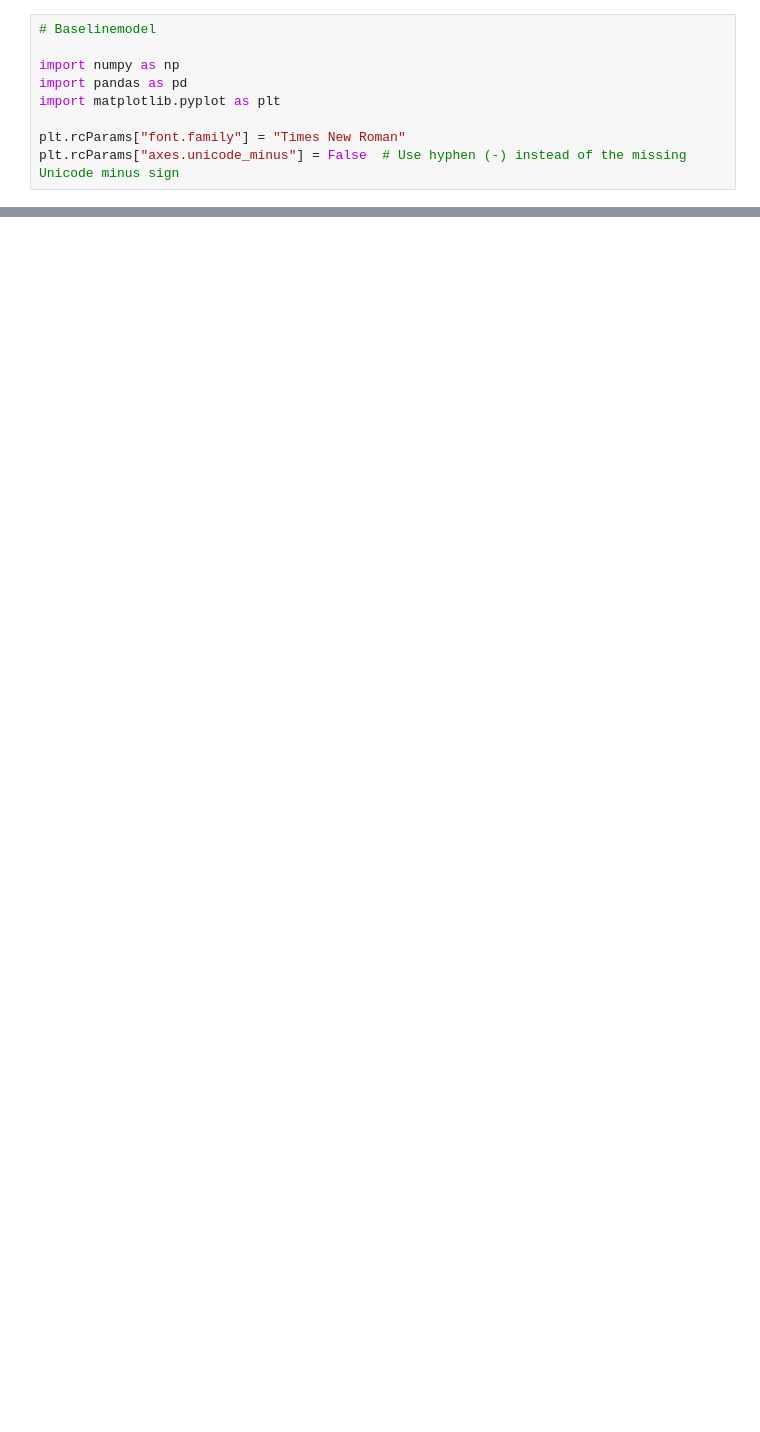
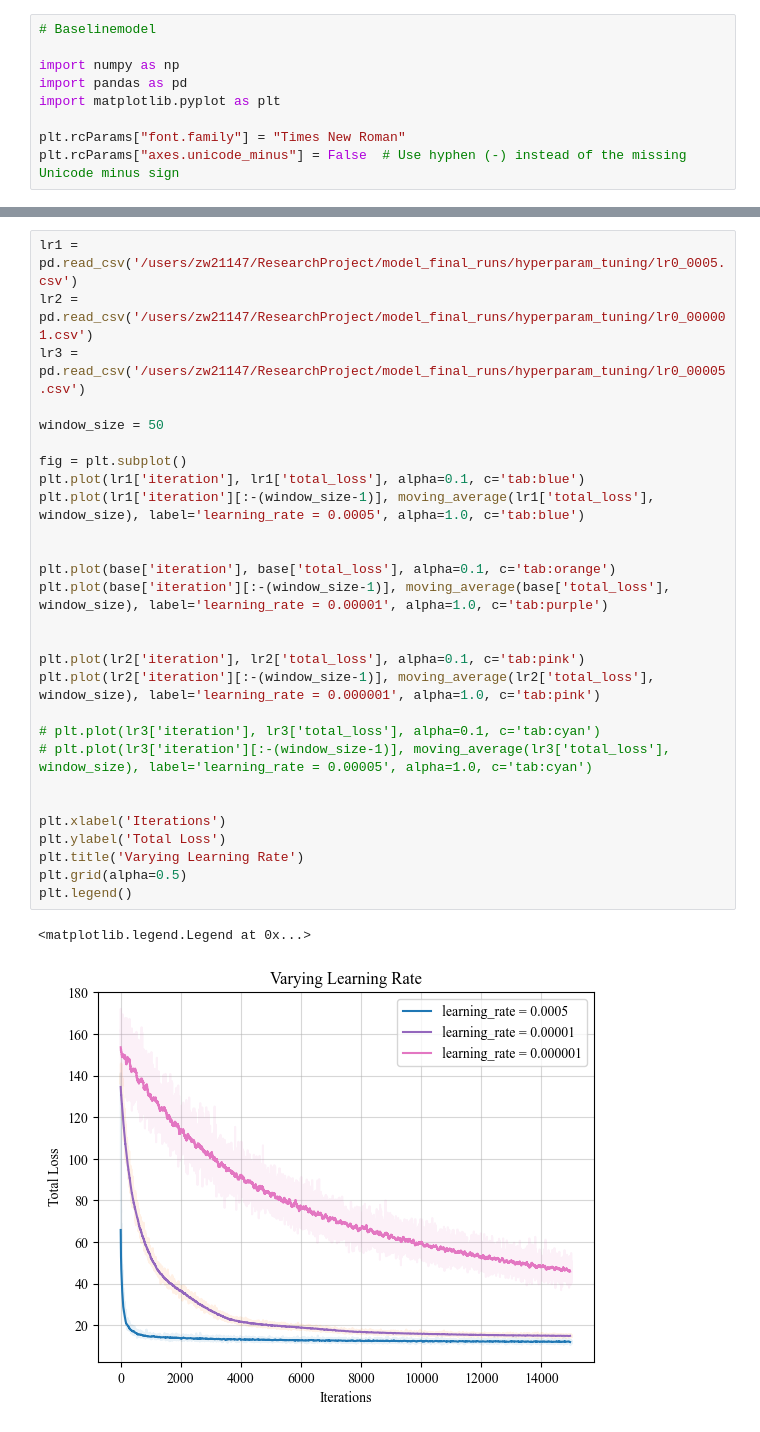
Before and after one commit to Viola03/ResearchProject, a Jupyter notebook: model_final_runs/hyperparam_tuning/tuningplots.ipynb, the cells around one changed output, grey strips where cells are left out. Cells and saved outputs as stored; diff of their text form; blank space fills up the shorter version.

```diff
--- a/model_final_runs/hyperparam_tuning/tuningplots.ipynb
+++ b/model_final_runs/hyperparam_tuning/tuningplots.ipynb
@@ -24,0 +69,31 @@ plt.legend()
+# %%
+lr1 = pd.read_csv('/users/zw21147/ResearchProject/model_final_runs/hyperparam_tuning/lr0_0005.csv')
+lr2 = pd.read_csv('/users/zw21147/ResearchProject/model_final_runs/hyperparam_tuning/lr0_000001.csv')
+lr3 = pd.read_csv('/users/zw21147/ResearchProject/model_final_runs/hyperparam_tuning/lr0_00005.csv')
+
+window_size = 50
+
+fig = plt.subplot()
+plt.plot(lr1['iteration'], lr1['total_loss'], alpha=0.1, c='tab:blue')
+plt.plot(lr1['iteration'][:-(window_size-1)], moving_average(lr1['total_loss'], window_size), label='learning_rate = 0.0005', alpha=1.0, c='tab:blue')
+
+
+plt.plot(base['iteration'], base['total_loss'], alpha=0.1, c='tab:orange')
+plt.plot(base['iteration'][:-(window_size-1)], moving_average(base['total_loss'], window_size), label='learning_rate = 0.00001', alpha=1.0, c='tab:purple')
+
+
+plt.plot(lr2['iteration'], lr2['total_loss'], alpha=0.1, c='tab:pink')
+plt.plot(lr2['iteration'][:-(window_size-1)], moving_average(lr2['total_loss'], window_size), label='learning_rate = 0.000001', alpha=1.0, c='tab:pink')
+
+# plt.plot(lr3['iteration'], lr3['total_loss'], alpha=0.1, c='tab:cyan')
+# plt.plot(lr3['iteration'][:-(window_size-1)], moving_average(lr3['total_loss'], window_size), label='learning_rate = 0.00005', alpha=1.0, c='tab:cyan')
+
+
+plt.xlabel('Iterations')
+plt.ylabel('Total Loss')
+plt.title('Varying Learning Rate')
+plt.grid(alpha=0.5)
+plt.legend()
+# %% [output]
+<matplotlib.legend.Legend at 0x...>
+[figure, added]
```
Also changed, not shown: parts of 5 cells of this notebook, 8 other files.
